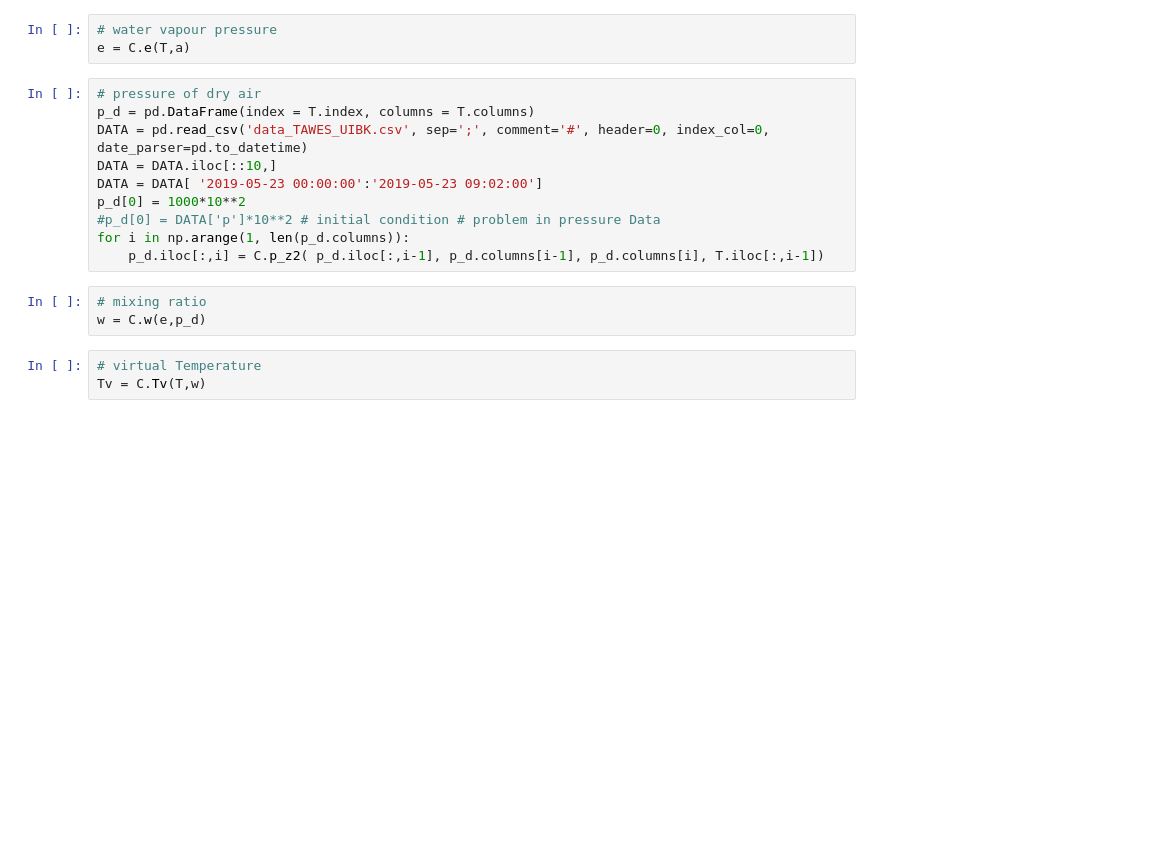
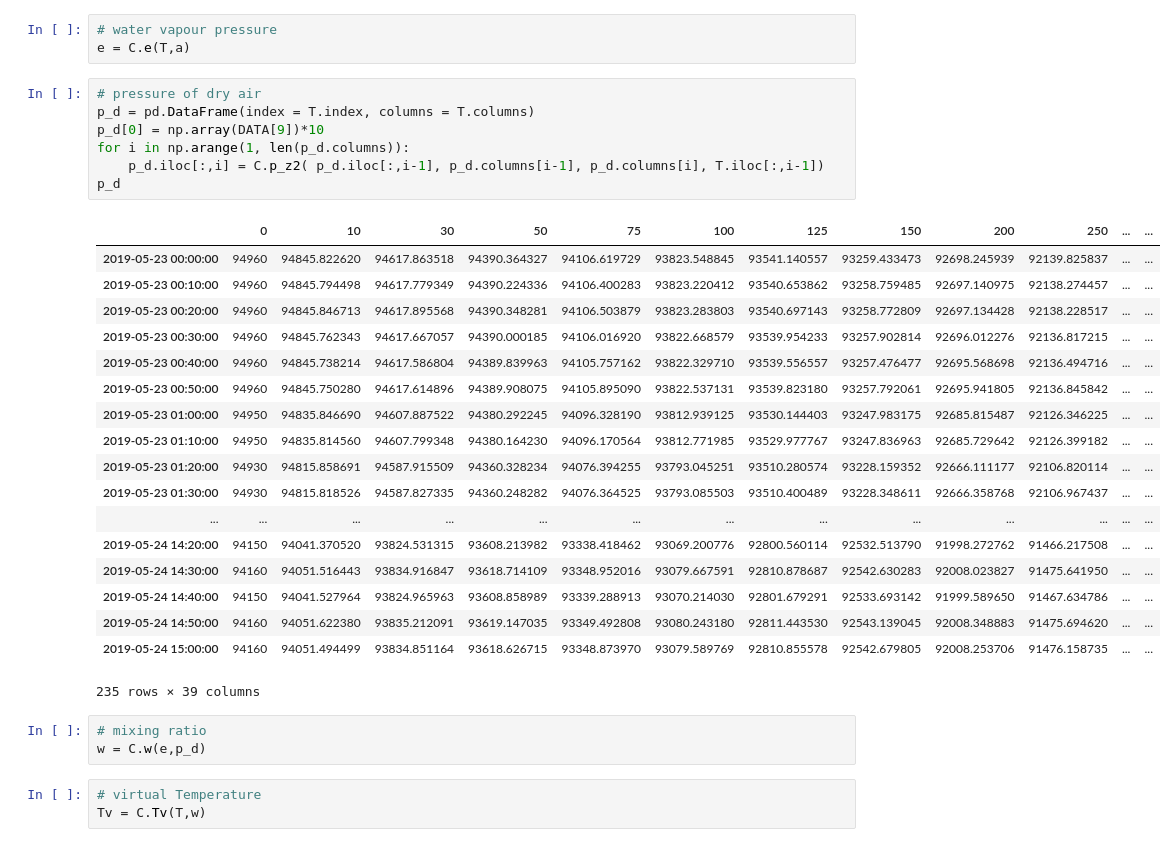
Before and after one commit to gampnico/ss19-feldkurs, a Jupyter notebook: Pycode/Hatpro/Explorer.ipynb, the cells around one changed output. Drawn from its saved outputs; the diff is of its cells as text; blank space fills up the shorter version.

```diff
--- a/Pycode/Hatpro/Explorer.ipynb
+++ b/Pycode/Hatpro/Explorer.ipynb
@@ -21,13 +52,29 @@ e = C.e(T,a)
 # %%
 # pressure of dry air
 p_d = pd.DataFrame(index = T.index, columns = T.columns)
-DATA = pd.read_csv('data_TAWES_UIBK.csv', sep=';', comment='#', header=0, index_col=0, date_parser=pd.to_datetime)
-DATA = DATA.iloc[::10,]
-DATA = DATA[ '2019-05-23 00:00:00':'2019-05-23 09:02:00']
-p_d[0] = 1000*10**2
-#p_d[0] = DATA['p']*10**2 # initial condition # problem in pressure Data
+p_d[0] = np.array(DATA[9])*10
 for i in np.arange(1, len(p_d.columns)):
     p_d.iloc[:,i] = C.p_z2( p_d.iloc[:,i-1], p_d.columns[i-1], p_d.columns[i], T.iloc[:,i-1])
+p_d
+# %% [output]
+|  | 0 | 10 | 30 | 50 | 75 | 100 | 125 | 150 | 200 | 250 | ... | ... |
+| 2019-05-23 00:00:00 | 94960 | 94845.822620 | 94617.863518 | 94390.364327 | 94106.619729 | 93823.548845 | 93541.140557 | 93259.433473 | 92698.245939 | 92139.825837 | ... | ... |
+| 2019-05-23 00:10:00 | 94960 | 94845.794498 | 94617.779349 | 94390.224336 | 94106.400283 | 93823.220412 | 93540.653862 | 93258.759485 | 92697.140975 | 92138.274457 | ... | ... |
+| 2019-05-23 00:20:00 | 94960 | 94845.846713 | 94617.895568 | 94390.348281 | 94106.503879 | 93823.283803 | 93540.697143 | 93258.772809 | 92697.134428 | 92138.228517 | ... | ... |
+| 2019-05-23 00:30:00 | 94960 | 94845.762343 | 94617.667057 | 94390.000185 | 94106.016920 | 93822.668579 | 93539.954233 | 93257.902814 | 92696.012276 | 92136.817215 | ... | ... |
+| 2019-05-23 00:40:00 | 94960 | 94845.738214 | 94617.586804 | 94389.839963 | 94105.757162 | 93822.329710 | 93539.556557 | 93257.476477 | 92695.568698 | 92136.494716 | ... | ... |
+| 2019-05-23 00:50:00 | 94960 | 94845.750280 | 94617.614896 | 94389.908075 | 94105.895090 | 93822.537131 | 93539.823180 | 93257.792061 | 92695.941805 | 92136.845842 | ... | ... |
+| 2019-05-23 01:00:00 | 94950 | 94835.846690 | 94607.887522 | 94380.292245 | 94096.328190 | 93812.939125 | 93530.144403 | 93247.983175 | 92685.815487 | 92126.346225 | ... | ... |
+| 2019-05-23 01:10:00 | 94950 | 94835.814560 | 94607.799348 | 94380.164230 | 94096.170564 | 93812.771985 | 93529.977767 | 93247.836963 | 92685.729642 | 92126.399182 | ... | ... |
+| 2019-05-23 01:20:00 | 94930 | 94815.858691 | 94587.915509 | 94360.328234 | 94076.394255 | 93793.045251 | 93510.280574 | 93228.159352 | 92666.111177 | 92106.820114 | ... | ... |
+| 2019-05-23 01:30:00 | 94930 | 94815.818526 | 94587.827335 | 94360.248282 | 94076.364525 | 93793.085503 | 93510.400489 | 93228.348611 | 92666.358768 | 92106.967437 | ... | ... |
+| ... | ... | ... | ... | ... | ... | ... | ... | ... | ... | ... | ... | ... |
+| 2019-05-24 14:20:00 | 94150 | 94041.370520 | 93824.531315 | 93608.213982 | 93338.418462 | 93069.200776 | 92800.560114 | 92532.513790 | 91998.272762 | 91466.217508 | ... | ... |
+| 2019-05-24 14:30:00 | 94160 | 94051.516443 | 93834.916847 | 93618.714109 | 93348.952016 | 93079.667591 | 92810.878687 | 92542.630283 | 92008.023827 | 91475.641950 | ... | ... |
+| 2019-05-24 14:40:00 | 94150 | 94041.527964 | 93824.965963 | 93608.858989 | 93339.288913 | 93070.214030 | 92801.679291 | 92533.693142 | 91999.589650 | 91467.634786 | ... | ... |
+| 2019-05-24 14:50:00 | 94160 | 94051.622380 | 93835.212091 | 93619.147035 | 93349.492808 | 93080.243180 | 92811.443530 | 92543.139045 | 92008.348883 | 91475.694620 | ... | ... |
+| 2019-05-24 15:00:00 | 94160 | 94051.494499 | 93834.851164 | 93618.626715 | 93348.873970 | 93079.589769 | 92810.855578 | 92542.679805 | 92008.253706 | 91476.158735 | ... | ... |
+235 rows × 39 columns
 # %%
 # mixing ratio
 w = C.w(e,p_d)
```
Also changed, not shown: parts of 6 cells of this notebook.
